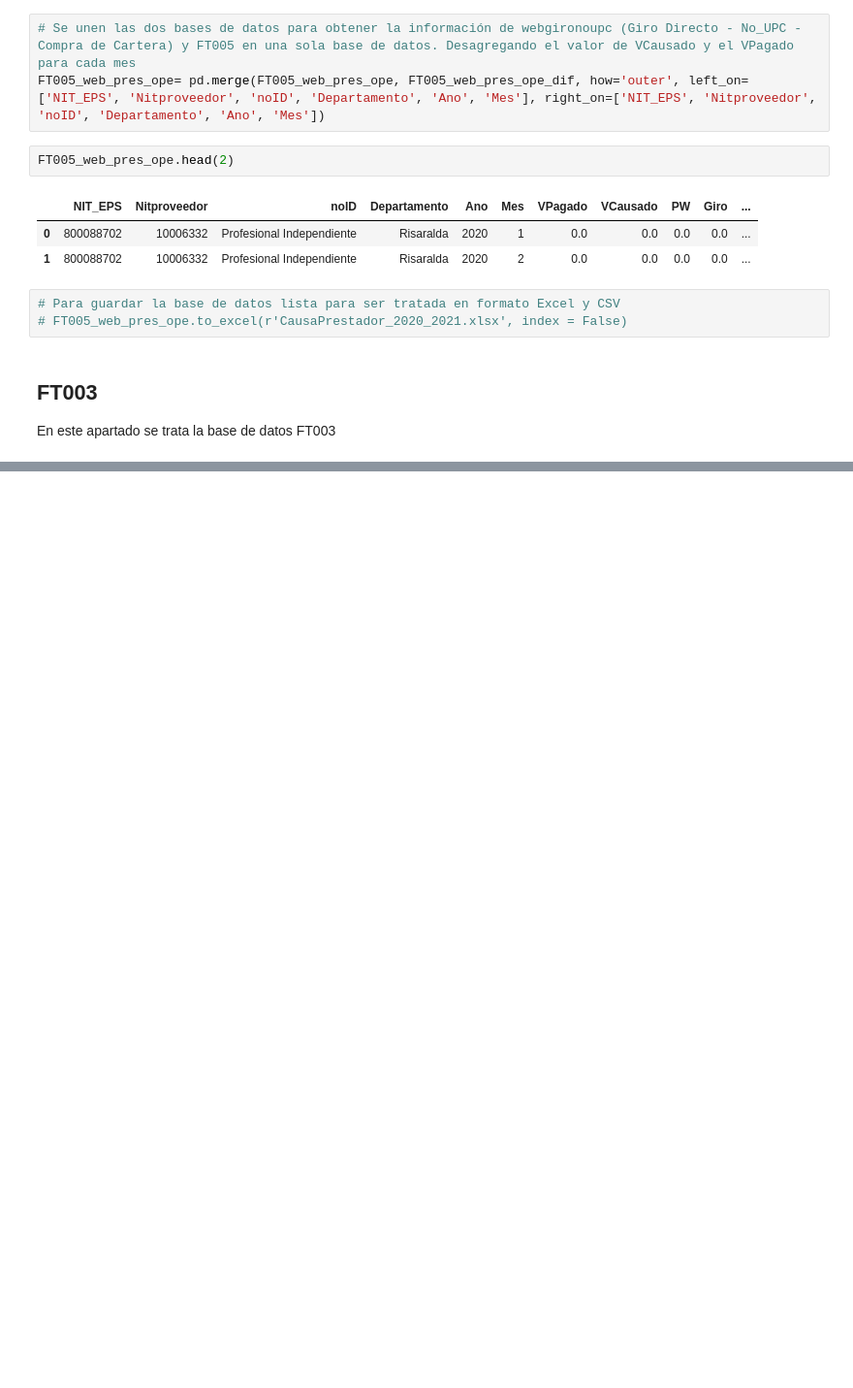
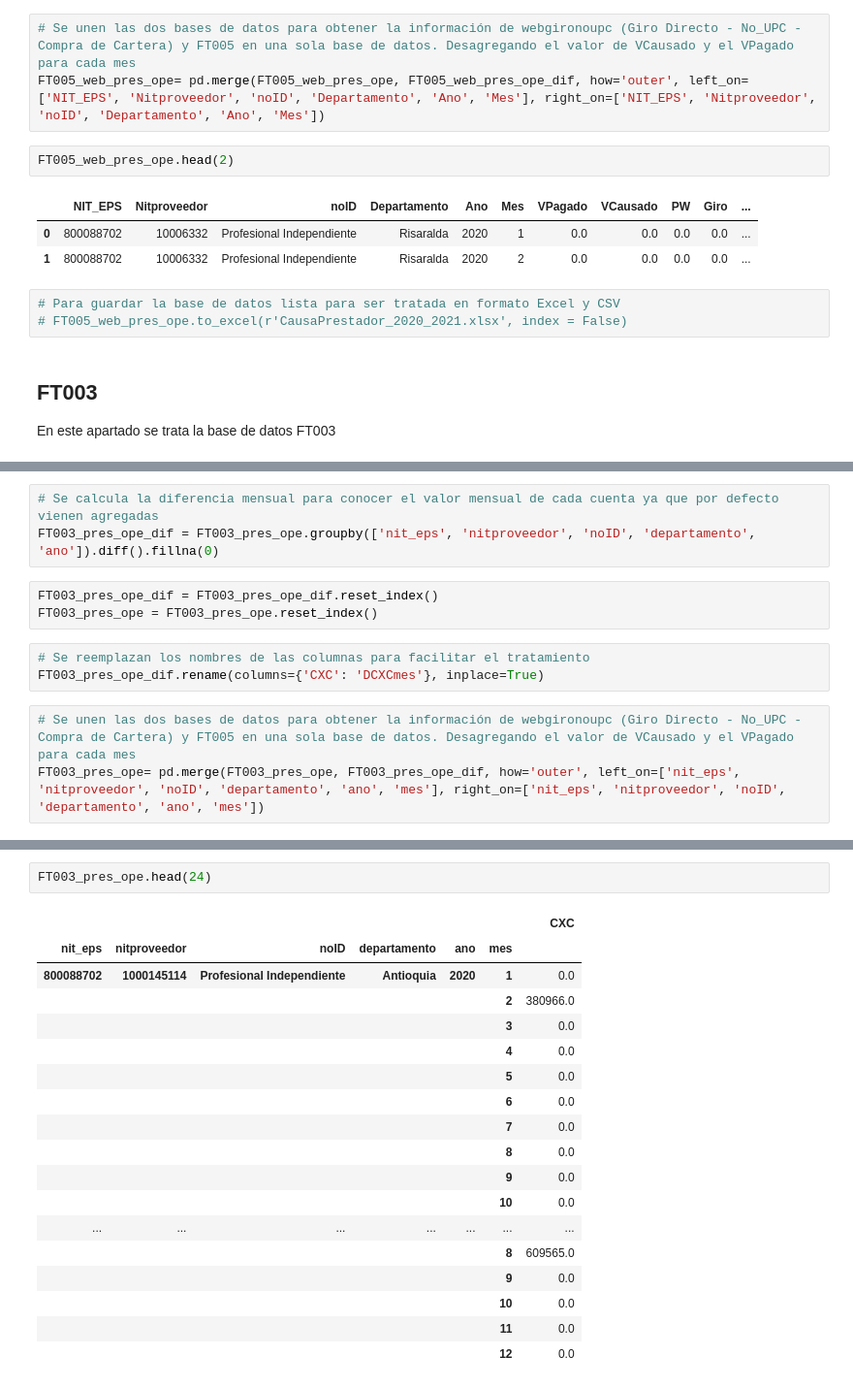
Before and after one commit to Miguelangelortizh/Data_cleaning, a Jupyter notebook: Supersalud_PAGO_V2.ipynb, the cells around one changed output, grey strips where cells are left out. Shown at 97% size. Saved outputs shown, nothing was run; the diff lists cells and outputs as text; blank space fills up the shorter version.

```diff
--- a/Supersalud_PAGO_V2.ipynb
+++ b/Supersalud_PAGO_V2.ipynb
@@ -591,0 +770,12 @@ FT005_web_pres_ope.head(2)
+# %%
+# Se calcula la diferencia mensual para conocer el valor mensual de cada cuenta ya que por defecto vienen agregadas
+FT003_pres_ope_dif = FT003_pres_ope.groupby(['nit_eps', 'nitproveedor', 'noID', 'departamento', 'ano']).diff().fillna(0)
+# %%
+FT003_pres_ope_dif = FT003_pres_ope_dif.reset_index()
+FT003_pres_ope = FT003_pres_ope.reset_index()
+# %%
+# Se reemplazan los nombres de las columnas para facilitar el tratamiento
+FT003_pres_ope_dif.rename(columns={'CXC': 'DCXCmes'}, inplace=True)
+# %%
+# Se unen las dos bases de datos para obtener la información de webgironoupc (Giro Directo - No_UPC - Compra de Cartera) y FT005 en una sola base de datos. Desagregando el valor de VCausado y el VPagado para cada mes
+FT003_pres_ope= pd.merge(FT003_pres_ope, FT003_pres_ope_dif, how='outer', left_on=['nit_eps', 'nitproveedor', 'noID', 'departamento', 'ano', 'mes'], right_on=['nit_eps', 'nitproveedor', 'noID', 'departamento', 'ano', 'mes'])
@@ -591,0 +805,21 @@ FT005_web_pres_ope.head(2)
+# %%
+FT003_pres_ope.head(24)
+# %% [output]
+|  |  |  |  |  |  | CXC |
+| nit_eps | nitproveedor | noID | departamento | ano | mes |  |
+| 800088702 | 1000145114 | Profesional Independiente | Antioquia | 2020 | 1 | 0.0 |
+|  |  |  |  |  | 2 | 380966.0 |
+|  |  |  |  |  | 3 | 0.0 |
+|  |  |  |  |  | 4 | 0.0 |
+|  |  |  |  |  | 5 | 0.0 |
+|  |  |  |  |  | 6 | 0.0 |
+|  |  |  |  |  | 7 | 0.0 |
+|  |  |  |  |  | 8 | 0.0 |
+|  |  |  |  |  | 9 | 0.0 |
+|  |  |  |  |  | 10 | 0.0 |
+| ... | ... | ... | ... | ... | ... | ... |
+|  |  |  |  |  | 8 | 609565.0 |
+|  |  |  |  |  | 9 | 0.0 |
+|  |  |  |  |  | 10 | 0.0 |
+|  |  |  |  |  | 11 | 0.0 |
+|  |  |  |  |  | 12 | 0.0 |
```
Also changed, not shown: parts of 31 cells of this notebook.
